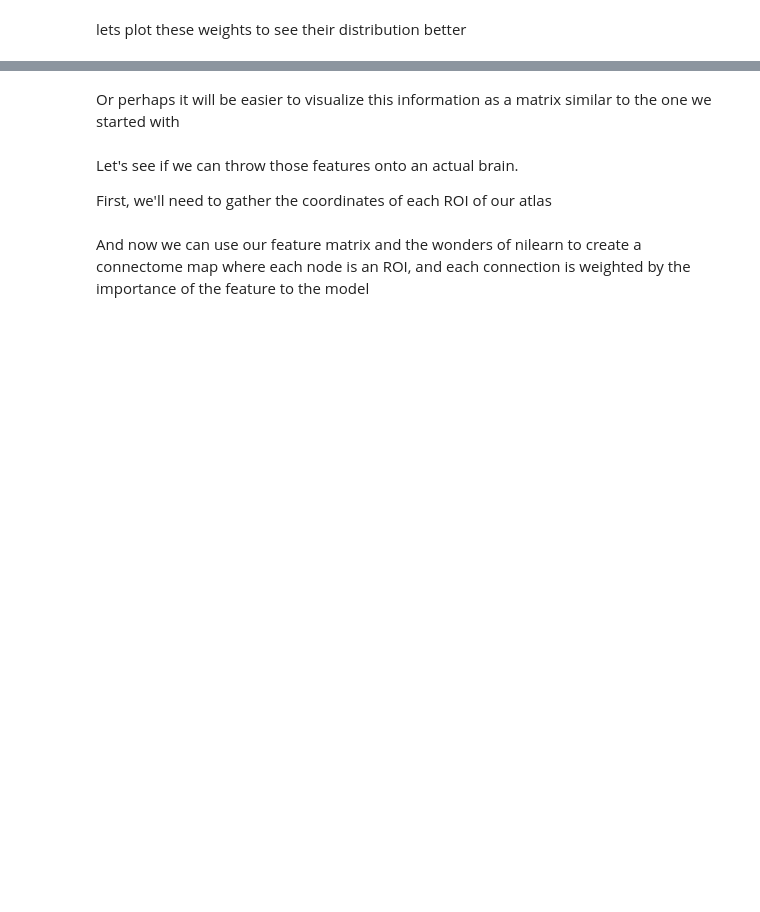
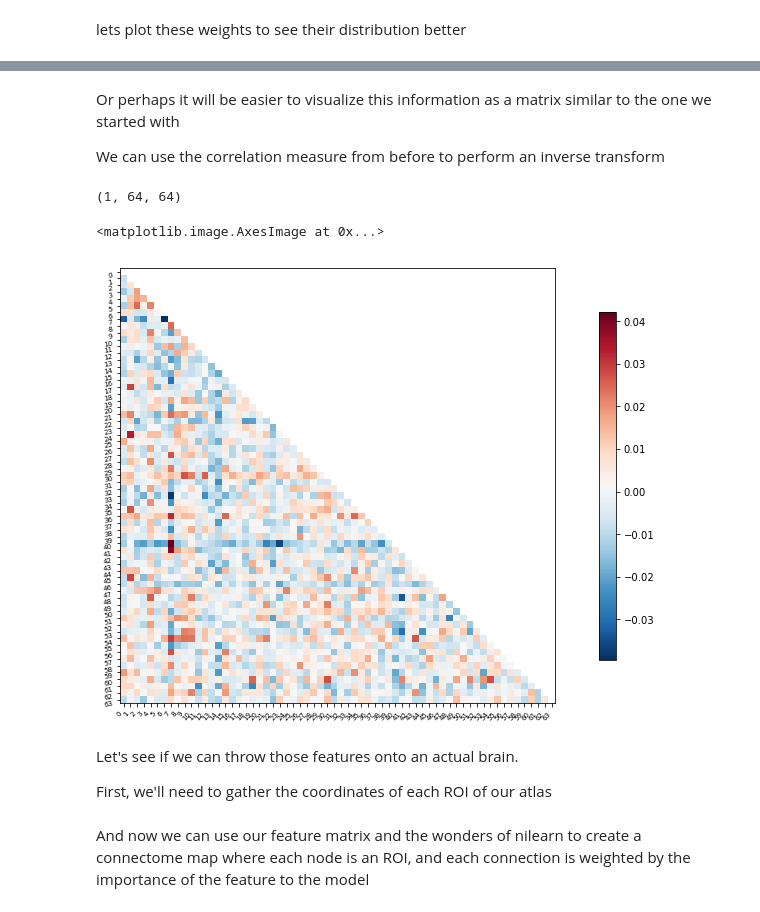
Before and after one commit to illdopejake/RS2018_Nilearn_tutorial, a Jupyter notebook: Nilearn_tutorial_2018_3_Machine_learning.ipynb, the cells around one changed output, grey strips where cells are left out. Drawn from its saved outputs; the diff is of its cells as text; code cells hidden in the pictures; blank space fills up the shorter version.

```diff
--- a/Nilearn_tutorial_2018_3_Machine_learning.ipynb
+++ b/Nilearn_tutorial_2018_3_Machine_learning.ipynb
@@ -21,6 +138,6 @@ wdir = '/Users/jakevogel/Science/Nilearn_tutorial/ds000028/'
 # %%
 # Now fetch the data
-data = dl.fetch_data(None,data_dir=wdir)
+data = fetch_data(None,data_dir=wdir)
 # %% [markdown]
 How many individual subjects do we have?
 # %%
@@ -33,0 +154,6 @@ pheno.head()
+# %%
+from pandas import read_csv
+
+pheno = read_csv(data.phenotypic)
+#pheno = read_csv(data.phenotypic, sep='\t')
+pheno.head()
@@ -84,0 +241,16 @@ correlation_measure = ConnectivityMeasure(kind='correlation')
+# %%
+from nilearn.input_data import NiftiLabelsMasker
+from nilearn.connectome import ConnectivityMeasure
+from nilearn import datasets
+
+# load atlas
+multiscale = datasets.fetch_atlas_basc_multiscale_2015()
+atlas_filename = multiscale.scale064
+
+# initialize masker (change verbosity)
+masker = NiftiLabelsMasker(labels_img=atlas_filename, standardize=True,
+                           memory='nilearn_cache', verbose=0)
+
+# initialize correlation measure, set to vectorize
+correlation_measure = ConnectivityMeasure(kind='correlation', vectorize=True,
+                                         discard_diagonal=True)
@@ -135,6 +302,5 @@ In case you do not want to run the full loop on your computer, you can load the
 # %%
-import os
-feat_file = os.path.join(outdir,'BASC064_features.npz')
+feat_file = 'BASC064_features.npz'
 X_features = np.load(feat_file)['a']
 # %%
 X_features.shape
@@ -359,2 +563,4 @@ plt.ylabel('weight')
 # %% [markdown]
 Or perhaps it will be easier to visualize this information as a matrix similar to the one we started with
+
+We can use the correlation measure from before to perform an inverse transform
@@ -375,3 +567,19 @@ plotting.plot_matrix(feat_exp_matrix, figure=(10, 8),
+# %%
+correlation_measure.inverse_transform(l_svr.coef_).shape
+# %% [output]
+(1, 64, 64)
+# %%
+from nilearn import plotting
+
+feat_exp_matrix = correlation_measure.inverse_transform(l_svr.coef_)[0]
+
+plotting.plot_matrix(feat_exp_matrix, figure=(10, 8),
+                     labels=range(feat_exp_matrix.shape[0]),
+                     reorder=False,
+                    tri='lower')
+# %% [output]
+<matplotlib.image.AxesImage at 0x...>
+[figure, added]
 # %% [markdown]
 Let's see if we can throw those features onto an actual brain.
 
```
Also changed, not shown: parts of 50 cells of this notebook, 1 other file.
